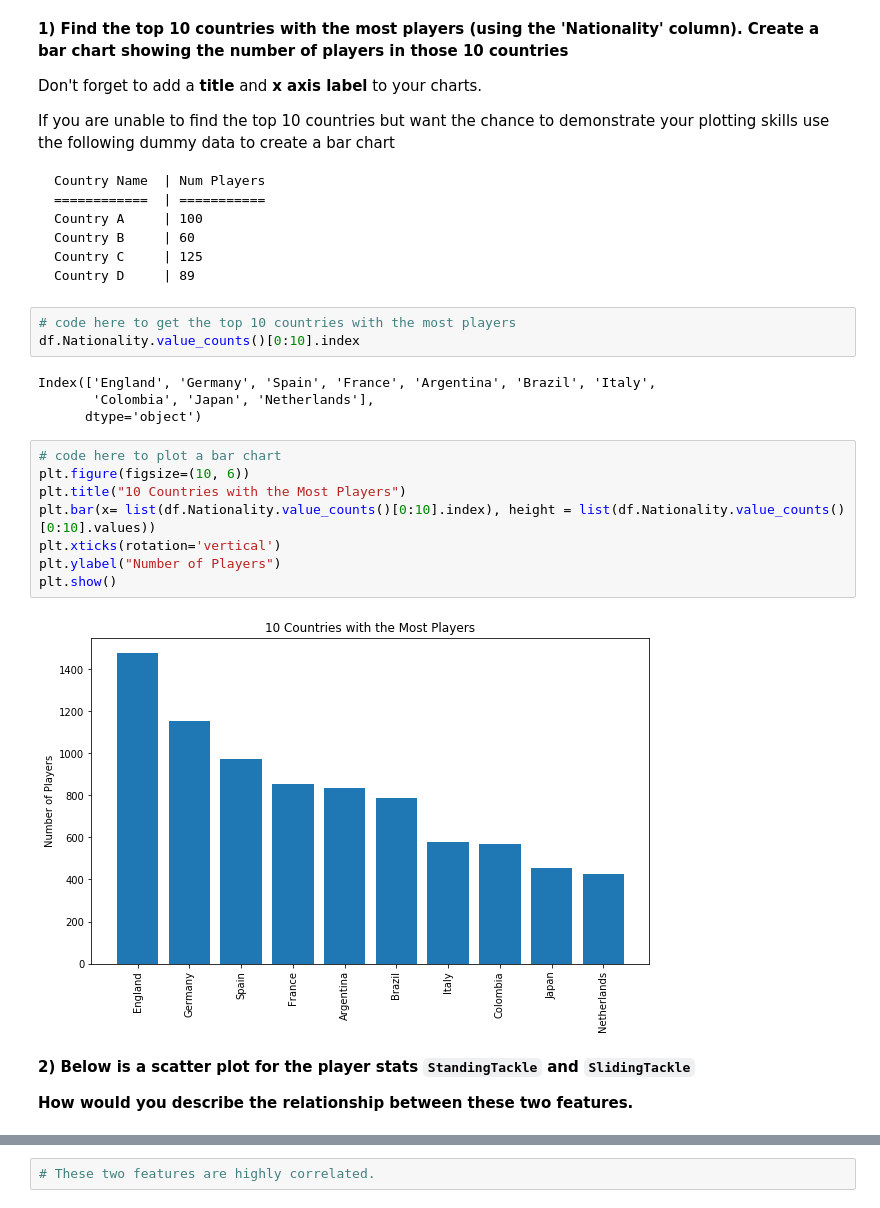
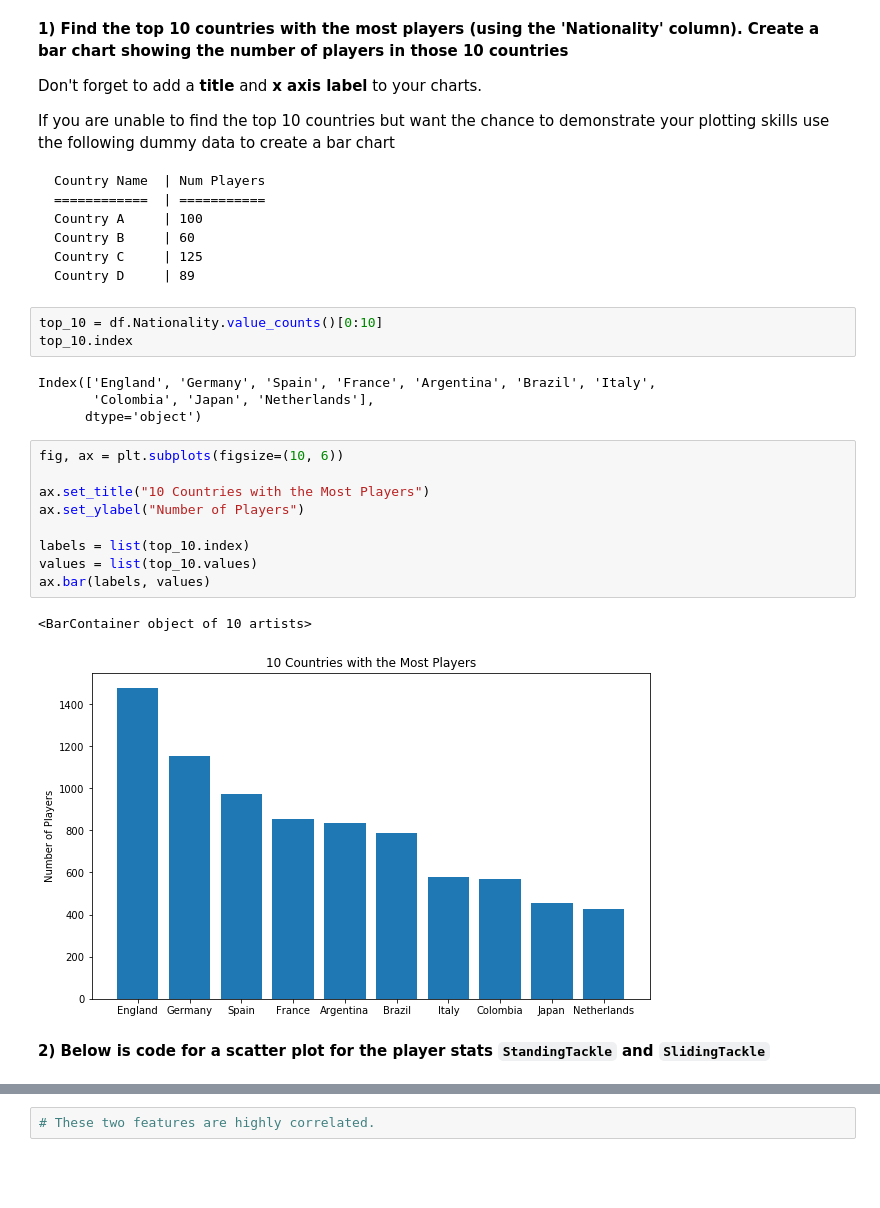
Before and after one commit to learn-co-curriculum/dsc-data-visualization-topic-questions, a Jupyter notebook: index.ipynb, the cells around one changed output, grey strips where cells are left out. Saved outputs shown, nothing was run; the diff lists cells and outputs as text; blank space fills up the shorter version.

````diff
--- a/index.ipynb
+++ b/index.ipynb
@@ -33,24 +32,24 @@ Country B     | 60
 Country C     | 125
 Country D     | 89
 ```
-# %%
-# code here to get the top 10 countries with the most players
-df.Nationality.value_counts()[0:10].index
-# %% [output]
-Index(['England', 'Germany', 'Spain', 'France', 'Argentina', 'Brazil', 'Italy',
-       'Colombia', 'Japan', 'Netherlands'],
-      dtype='object')
-# %%
-# code here to plot a bar chart
-plt.figure(figsize=(10, 6))
-plt.title("10 Countries with the Most Players")
-plt.bar(x= list(df.Nationality.value_counts()[0:10].index), height = list(df.Nationality.value_counts()[0:10].values))
-plt.xticks(rotation='vertical')
-plt.ylabel("Number of Players")
-plt.show()
-# %% [output]
-[figure, removed]
+# %%
+top_10 = df.Nationality.value_counts()[0:10]
+top_10.index
+# %% [output]
+Index(['England', 'Germany', 'Spain', 'France', 'Argentina', 'Brazil', 'Italy',
+       'Colombia', 'Japan', 'Netherlands'],
+      dtype='object')
+# %%
+fig, ax = plt.subplots(figsize=(10, 6))
+
+ax.set_title("10 Countries with the Most Players")
+ax.set_ylabel("Number of Players")
+
+labels = list(top_10.index)
+values = list(top_10.values)
+ax.bar(labels, values)
+# %% [output]
+<BarContainer object of 10 artists>
+[figure, added]
 # %% [markdown]
-**2) Below is a scatter plot for the player stats `StandingTackle` and `SlidingTackle`**
-
-**How would you describe the relationship between these two features.**
+**2) Below is code for a scatter plot for the player stats `StandingTackle` and `SlidingTackle`**
````
Also changed, not shown: parts of 8 cells of this notebook, 5 other files.
